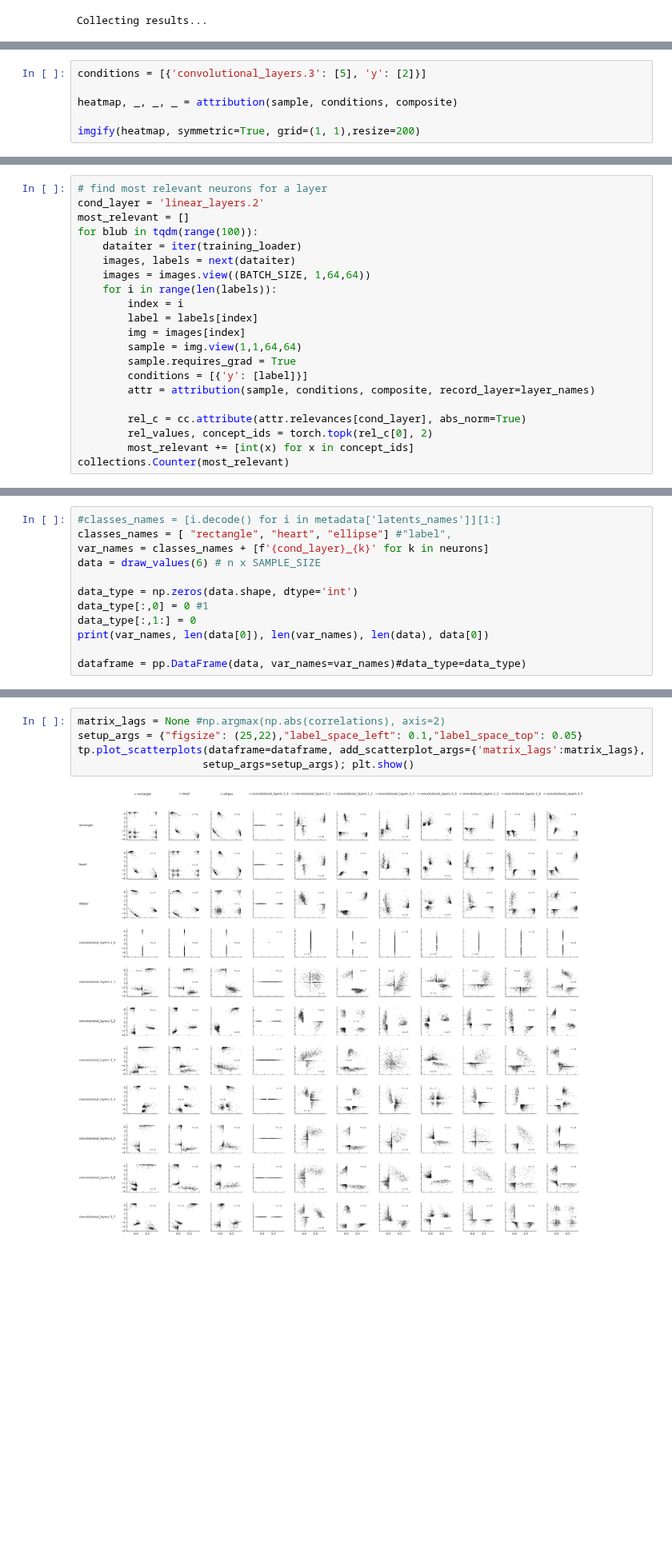
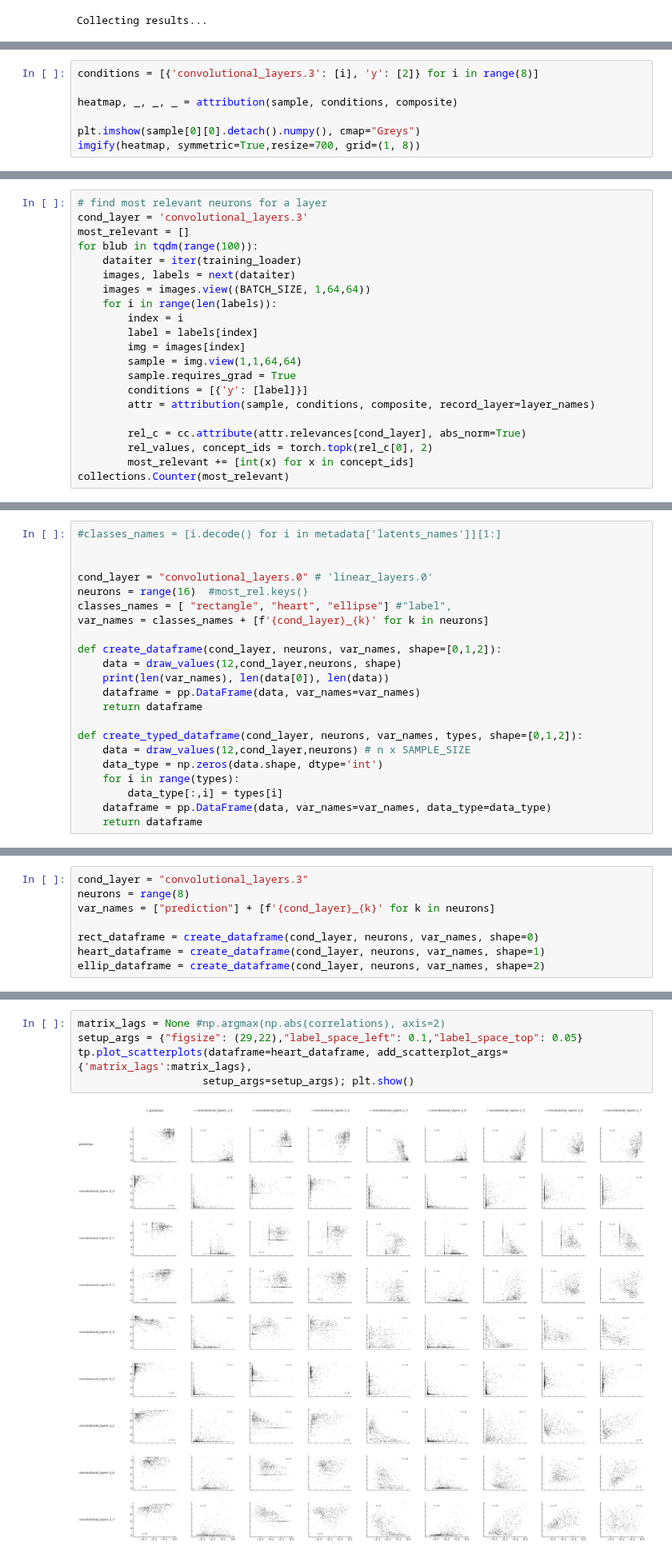
Before and after one commit to lillijo/xai-evaluation-master-thesis, a Jupyter notebook: causalCRP.ipynb, the cells around one changed output, grey strips where cells are left out. Shown at 80% size. Cells and saved outputs as stored; diff of their text form; blank space fills up the shorter version.

```diff
--- a/causalCRP.ipynb
+++ b/causalCRP.ipynb
@@ -312,7 +305,8 @@ tensor(1) 10
 # %%
-conditions = [{'convolutional_layers.3': [5], 'y': [2]}]
+conditions = [{'convolutional_layers.3': [i], 'y': [2]} for i in range(8)]
 
 heatmap, _, _, _ = attribution(sample, conditions, composite)
 
-imgify(heatmap, symmetric=True, grid=(1, 1),resize=200)
+plt.imshow(sample[0][0].detach().numpy(), cmap="Greys")
+imgify(heatmap, symmetric=True,resize=700, grid=(1, 8))
 # %% [output]
@@ -353,6 +348,6 @@ plot_grid(ref_c, figsize=(12, 40), padding=False)
 # %%
 # find most relevant neurons for a layer
-cond_layer = 'linear_layers.2'
+cond_layer = 'convolutional_layers.3'
 most_relevant = []
 for blub in tqdm(range(100)):
     dataiter = iter(training_loader)
@@ -469,13 +466,23 @@ def draw_values(size):
     return np.array(variables, dtype=np.float64)
 # %%
 #classes_names = [i.decode() for i in metadata['latents_names']][1:]
+
+
+cond_layer = "convolutional_layers.0" # 'linear_layers.0'
+neurons = range(16)  #most_rel.keys()
 classes_names = [ "rectangle", "heart", "ellipse"] #"label",
 var_names = classes_names + [f'{cond_layer}_{k}' for k in neurons]
-data = draw_values(6) # n x SAMPLE_SIZE
 
-data_type = np.zeros(data.shape, dtype='int')
-data_type[:,0] = 0 #1
-data_type[:,1:] = 0
-print(var_names, len(data[0]), len(var_names), len(data), data[0])
+def create_dataframe(cond_layer, neurons, var_names, shape=[0,1,2]):
+    data = draw_values(12,cond_layer,neurons, shape)
+    print(len(var_names), len(data[0]), len(data))
+    dataframe = pp.DataFrame(data, var_names=var_names)
+    return dataframe
 
-dataframe = pp.DataFrame(data, var_names=var_names)#data_type=data_type)
+def create_typed_dataframe(cond_layer, neurons, var_names, types, shape=[0,1,2]):
+    data = draw_values(12,cond_layer,neurons) # n x SAMPLE_SIZE
+    data_type = np.zeros(data.shape, dtype='int')
+    for i in range(types):
+        data_type[:,i] = types[i]
+    dataframe = pp.DataFrame(data, var_names=var_names, data_type=data_type)
+    return dataframe
@@ -484,0 +489,8 @@ dataframe = pp.DataFrame(data, var_names=var_names)#data_type=data_type)
+# %%
+cond_layer = "convolutional_layers.3"
+neurons = range(8)
+var_names = ["prediction"] + [f'{cond_layer}_{k}' for k in neurons]
+
+rect_dataframe = create_dataframe(cond_layer, neurons, var_names, shape=0)
+heart_dataframe = create_dataframe(cond_layer, neurons, var_names, shape=1)
+ellip_dataframe = create_dataframe(cond_layer, neurons, var_names, shape=2)
@@ -485,10 +501,10 @@ dataframe = pp.DataFrame(data, var_names=var_names)#data_type=data_type)
 # %%
 matrix_lags = None #np.argmax(np.abs(correlations), axis=2)
-setup_args = {"figsize": (25,22),"label_space_left": 0.1,"label_space_top": 0.05}
-tp.plot_scatterplots(dataframe=dataframe, add_scatterplot_args={'matrix_lags':matrix_lags},
+setup_args = {"figsize": (29,22),"label_space_left": 0.1,"label_space_top": 0.05}
+tp.plot_scatterplots(dataframe=heart_dataframe, add_scatterplot_args={'matrix_lags':matrix_lags},
                     setup_args=setup_args); plt.show()
 # %% [output]
-[figure, old version]
+[figure, new version]
 # %%
 tp.plot_densityplots(dataframe=dataframe, add_densityplot_args={'matrix_lags':matrix_lags}, setup_args=setup_args)
 plt.show()
```
Also changed, not shown: parts of 18 cells of this notebook, 3 other files.
